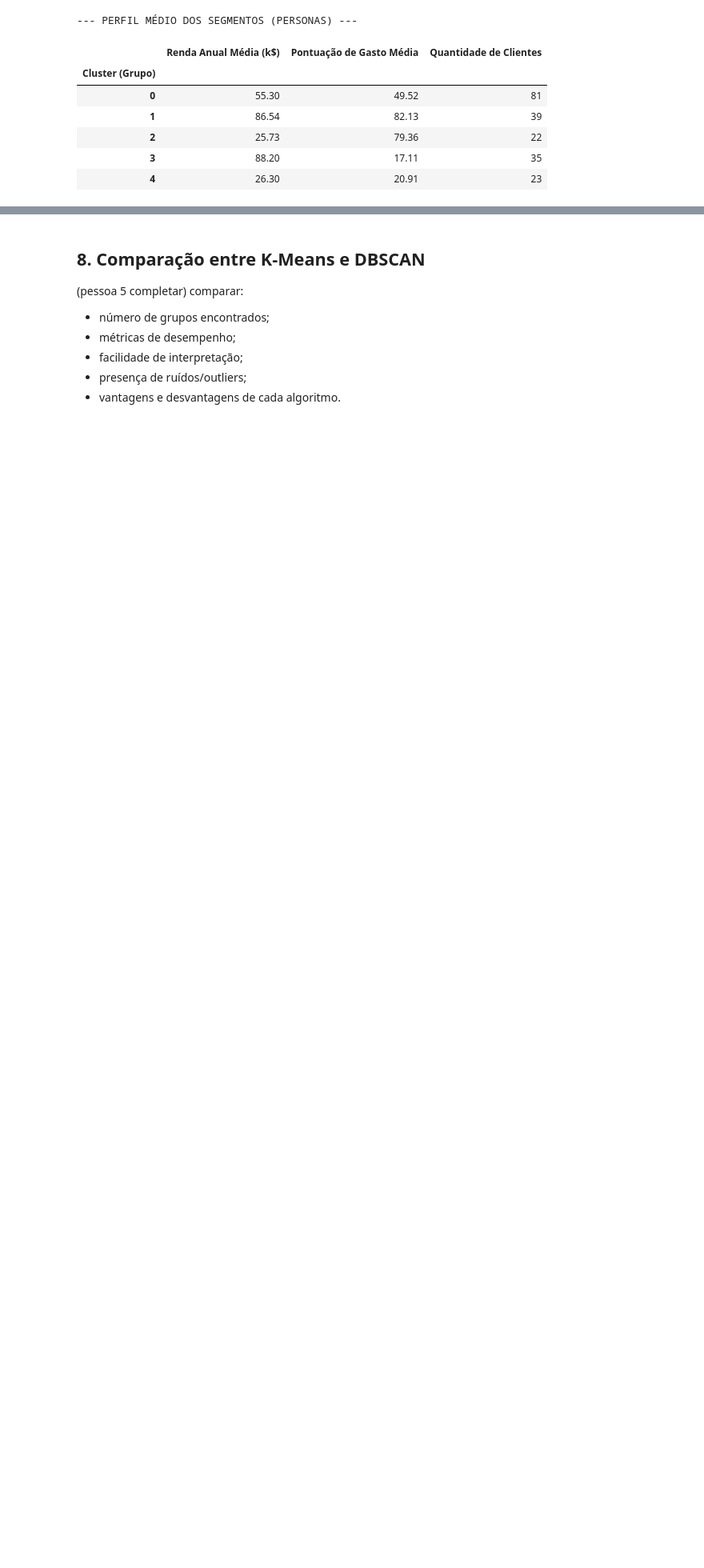
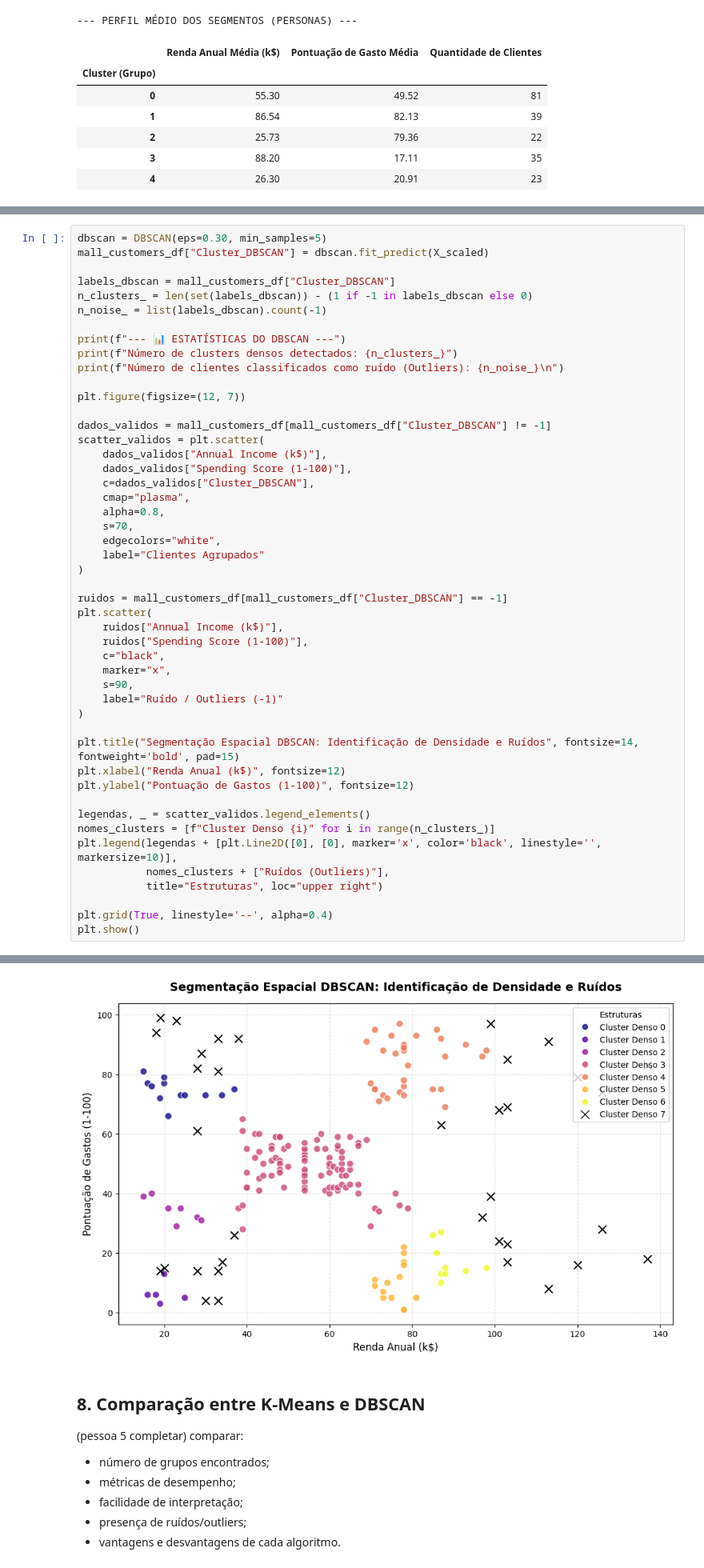
Before and after one commit to edd-araujo/segmentacao-clientes-varejo, a Jupyter notebook: notebooks/index.ipynb, the cells around one changed output, grey strips where cells are left out. Shown at 80% size. Drawn from its saved outputs; the diff is of its cells as text; blank space fills up the shorter version.

Commit message:
feat: add DBSCAN algorithm

```diff
--- a/notebooks/index.ipynb
+++ b/notebooks/index.ipynb
@@ -538,0 +576,49 @@ aplicar o algoritmo DBSCAN:
+# %%
+dbscan = DBSCAN(eps=0.30, min_samples=5)
+mall_customers_df["Cluster_DBSCAN"] = dbscan.fit_predict(X_scaled)
+
+labels_dbscan = mall_customers_df["Cluster_DBSCAN"]
+n_clusters_ = len(set(labels_dbscan)) - (1 if -1 in labels_dbscan else 0)
+n_noise_ = list(labels_dbscan).count(-1)
+
+print(f"--- 📊 ESTATÍSTICAS DO DBSCAN ---")
+print(f"Número de clusters densos detectados: {n_clusters_}")
+print(f"Número de clientes classificados como ruído (Outliers): {n_noise_}\n")
+
+plt.figure(figsize=(12, 7))
+
+dados_validos = mall_customers_df[mall_customers_df["Cluster_DBSCAN"] != -1]
+scatter_validos = plt.scatter(
+    dados_validos["Annual Income (k$)"],
+    dados_validos["Spending Score (1-100)"],
+    c=dados_validos["Cluster_DBSCAN"],
+    cmap="plasma",
+    alpha=0.8,
+    s=70,
+    edgecolors="white",
+    label="Clientes Agrupados"
+)
+
+ruidos = mall_customers_df[mall_customers_df["Cluster_DBSCAN"] == -1]
+plt.scatter(
+    ruidos["Annual Income (k$)"],
+    ruidos["Spending Score (1-100)"],
+    c="black",
+    marker="x",
+    s=90,
+    label="Ruído / Outliers (-1)"
+)
+
+plt.title("Segmentação Espacial DBSCAN: Identificação de Densidade e Ruídos", fontsize=14, fontweight='bold', pad=15)
+plt.xlabel("Renda Anual (k$)", fontsize=12)
+plt.ylabel("Pontuação de Gastos (1-100)", fontsize=12)
+
+legendas, _ = scatter_validos.legend_elements()
+nomes_clusters = [f"Cluster Denso {i}" for i in range(n_clusters_)]
+plt.legend(legendas + [plt.Line2D([0], [0], marker='x', color='black', linestyle='', markersize=10)],
+           nomes_clusters + ["Ruídos (Outliers)"],
+           title="Estruturas", loc="upper right")
+
+plt.grid(True, linestyle='--', alpha=0.4)
+plt.show()
+# %% [output]
@@ -539,3 +628,4 @@ aplicar o algoritmo DBSCAN:
+[figure, added]
 # %% [markdown]
 ## 8. Comparação entre K-Means e DBSCAN
 
```
Also changed, not shown: parts of 6 cells of this notebook.
